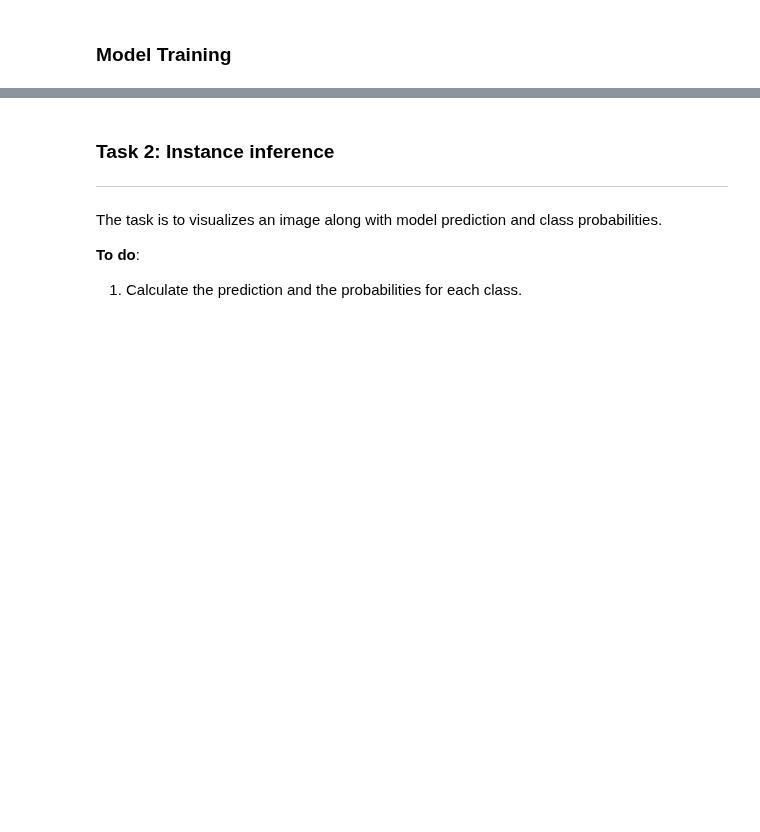
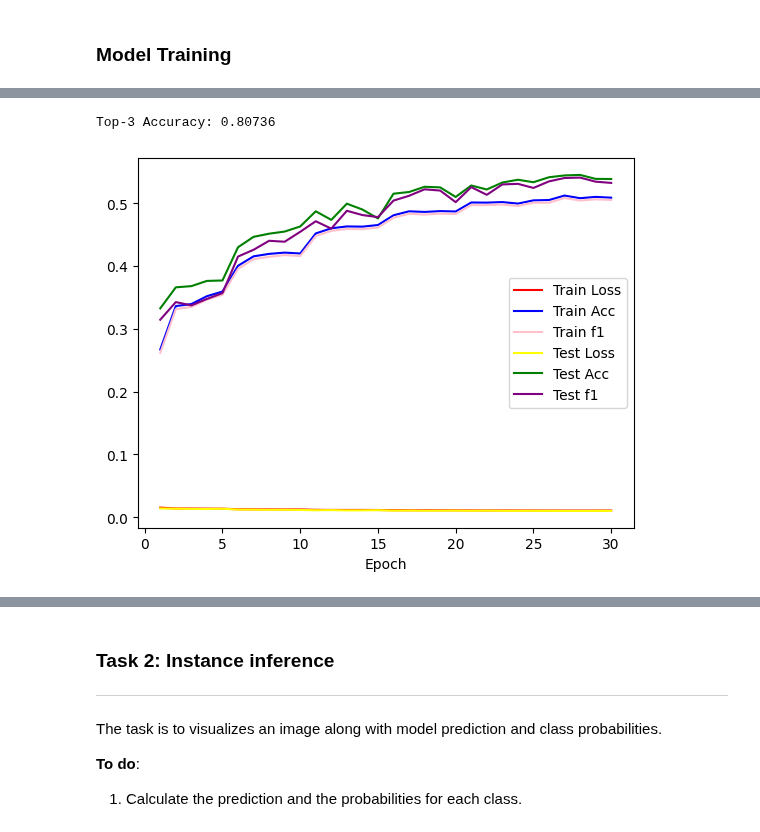
Before and after one commit to SustechSTA303/STA303-Assignment01, a Jupyter notebook: Assignment01.ipynb, the cells around one changed output, grey strips where cells are left out. Saved outputs shown, nothing was run; the diff lists cells and outputs as text; code cells hidden in the pictures; blank space fills up the shorter version.

```diff
--- a/Assignment01.ipynb
+++ b/Assignment01.ipynb
@@ -256,0 +388,2 @@ for epoch in range(NUM_EPOCHS):
+# %%
+criterion =  nn.CrossEntropyLoss()
@@ -256,0 +411,21 @@ for epoch in range(NUM_EPOCHS):
+# %%
+def test_batch(model, image, target):
+    """
+    Perform one testing batch iteration.
+
+    Args:
+        model (torch.nn.Module): The machine learning model to evaluate.
+        image (torch.Tensor): Batch of input data (images).
+        target (torch.Tensor): Batch of target labels.
+
+    Returns:
+        torch.Tensor: Model output (predictions) for the batch.
+        torch.Tensor: Loss value calculated for the batch.
+    """
+
+    ##################### Write your answer here ##################
+    output = model(image)
+    loss = criterion(output, target)
+    ###############################################################
+
+    return output, loss
@@ -256,0 +600,22 @@ for epoch in range(NUM_EPOCHS):
+# %%
+top_k_accuracy = np.mean(top_k_accuracies)
+print(f"Top-{k} Accuracy: {top_k_accuracy}")
+
+Epoch = [1,2,3,4,5,6,7,8,9,10,11,12,13,14,15,16,17,18,19,20,21,22,23,24,25,26,27,28,29,30]
+plt.plot(Epoch, training_loss, c='red',label='Train Loss')
+plt.plot(Epoch, training_acc, c='blue',label="Train Acc")
+plt.plot(Epoch, training_f1, c='pink', label="Train f1")
+#plt.plot(Epoch, training_recall, c='orange', label="Train recall")
+
+plt.plot(Epoch, testing_loss, c='yellow', label="Test Loss")
+plt.plot(Epoch, testing_acc, c='green', label="Test Acc")
+plt.plot(Epoch, testing_f1, c='purple', label="Test f1")
+#plt.plot(Epoch, testing_recall, c='black', label="Test recall")
+
+
+plt.xlabel('Epoch')
+plt.legend()
+plt.show()
+# %% [output]
+Top-3 Accuracy: 0.80736
+[figure, added]
```
Also changed, not shown: parts of 24 cells of this notebook.
